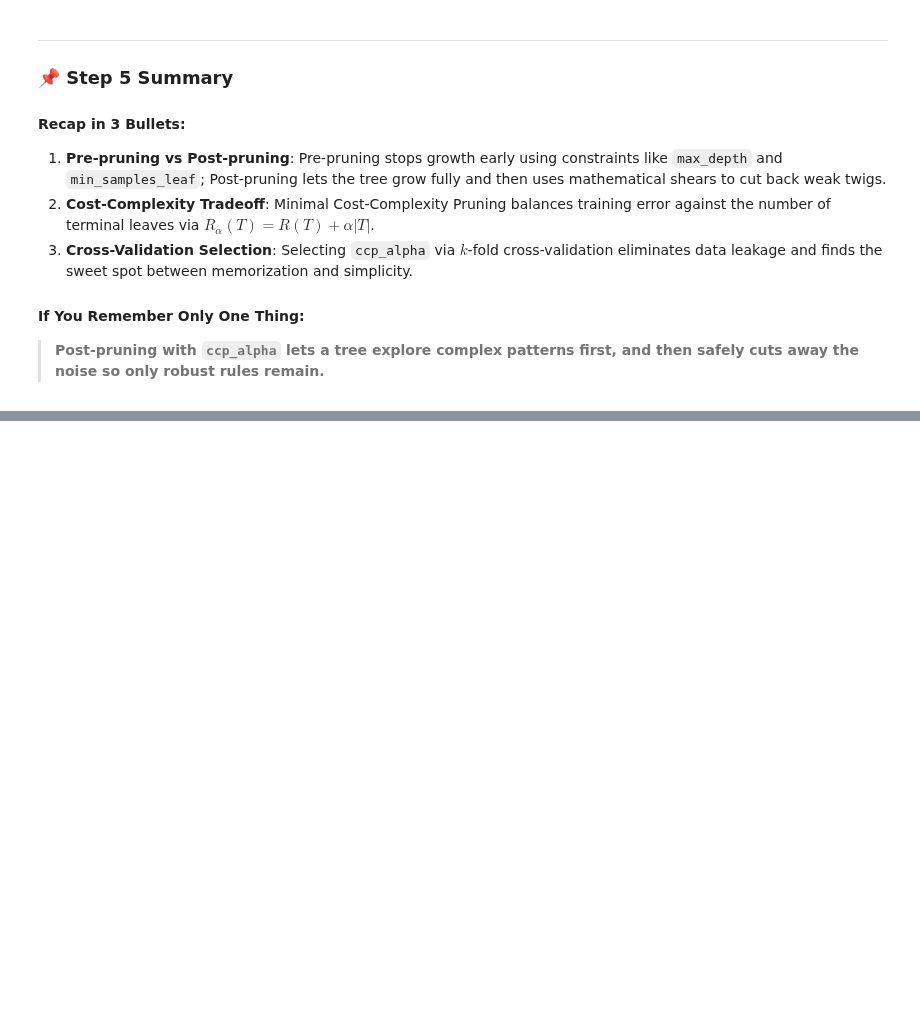
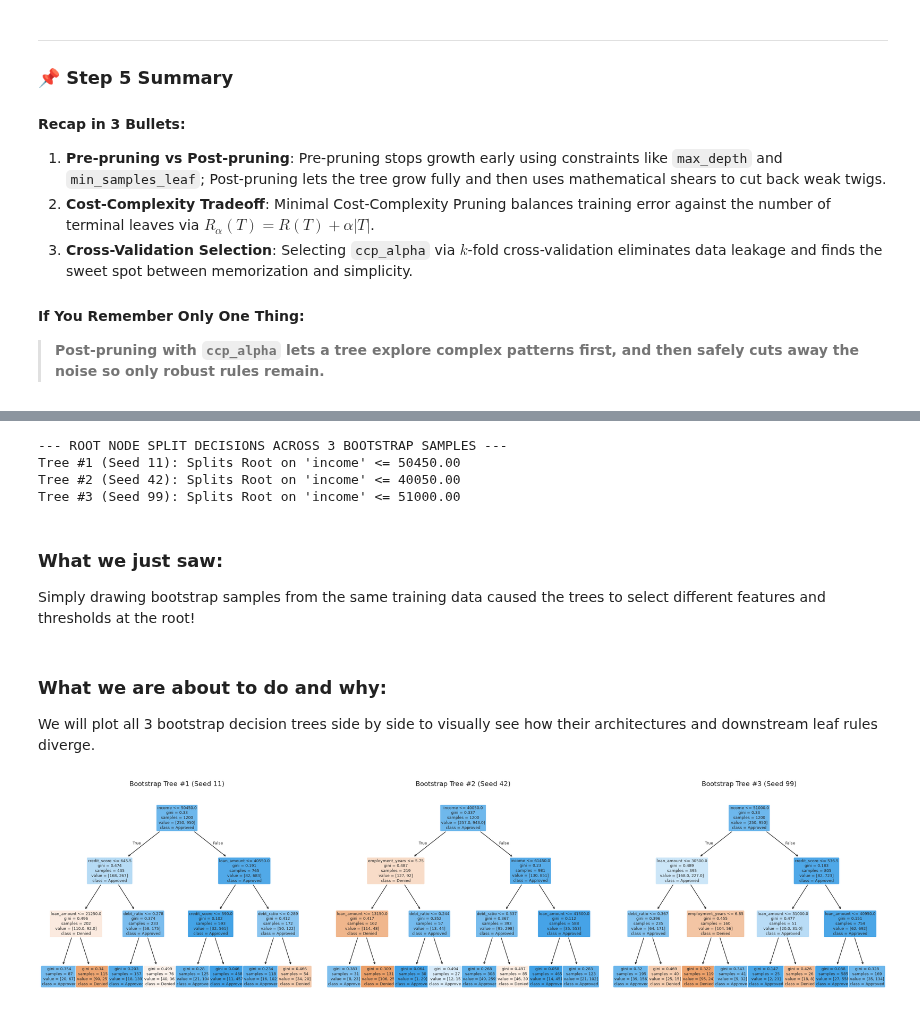
Before and after one commit to Arnav-Shrivastava/decision-trees-regression-zero-to-one, a Jupyter notebook: decision_trees_zero_to_one.ipynb, the cells around one changed output, grey strips where cells are left out. Drawn from its saved outputs; the diff is of its cells as text; code cells hidden in the pictures; blank space fills up the shorter version.

Commit message:
feat: demonstrate tree instability under bootstrap sampling

```diff
--- a/decision_trees_zero_to_one.ipynb
+++ b/decision_trees_zero_to_one.ipynb
@@ -1352,0 +1408,49 @@ The unpruned tree had 93 leaves and 99.8% train accuracy, but scored lower on te
+# %%
+seeds = [11, 42, 99]
+bootstrap_trees = []
+
+print("--- ROOT NODE SPLIT DECISIONS ACROSS 3 BOOTSTRAP SAMPLES ---")
+for i, seed in enumerate(seeds):
+    np.random.seed(seed)
+    # Draw bootstrap sample of size N with replacement
+    boot_indices = np.random.choice(len(X_train), size=len(X_train), replace=True)
+    X_boot, y_boot = X_train[boot_indices], y_train[boot_indices]
+
+    tree_b = DecisionTreeClassifier(max_depth=3, random_state=42)
+    tree_b.fit(X_boot, y_boot)
+    bootstrap_trees.append(tree_b)
+
+    root_feat = feature_cols[tree_b.tree_.feature[0]]
+    root_thresh = tree_b.tree_.threshold[0]
+    print(f"Tree #{i+1} (Seed {seed}): Splits Root on '{root_feat}' <= {root_thresh:.2f}")
+# %% [output]
+--- ROOT NODE SPLIT DECISIONS ACROSS 3 BOOTSTRAP SAMPLES ---
+Tree #1 (Seed 11): Splits Root on 'income' <= 50450.00
+Tree #2 (Seed 42): Splits Root on 'income' <= 40050.00
+Tree #3 (Seed 99): Splits Root on 'income' <= 51000.00
+# %% [markdown]
+### What we just saw:
+Simply drawing bootstrap samples from the same training data caused the trees to select different features and thresholds at the root!
+# %% [markdown]
+### What we are about to do and why:
+We will plot all 3 bootstrap decision trees side by side to visually see how their architectures and downstream leaf rules diverge.
+# %%
+fig, axes = plt.subplots(1, 3, figsize=(22, 6), dpi=130)
+
+for i, (ax, tree_b, seed) in enumerate(zip(axes, bootstrap_trees, seeds)):
+    plot_tree(
+        tree_b,
+        feature_names=feature_cols,
+        class_names=["Denied", "Approved"],
+        filled=True,
+        rounded=True,
+        fontsize=7,
+        ax=ax
+    )
+    ax.set_title(f"Bootstrap Tree #{i+1} (Seed {seed})", fontsize=12, pad=10)
+
+plt.tight_layout()
+plt.savefig("images/tree_instability.png", dpi=130)
+plt.show()
+# %% [output]
+[figure, added]
```
Also changed, not shown: parts of 8 cells of this notebook, 1 other file.
